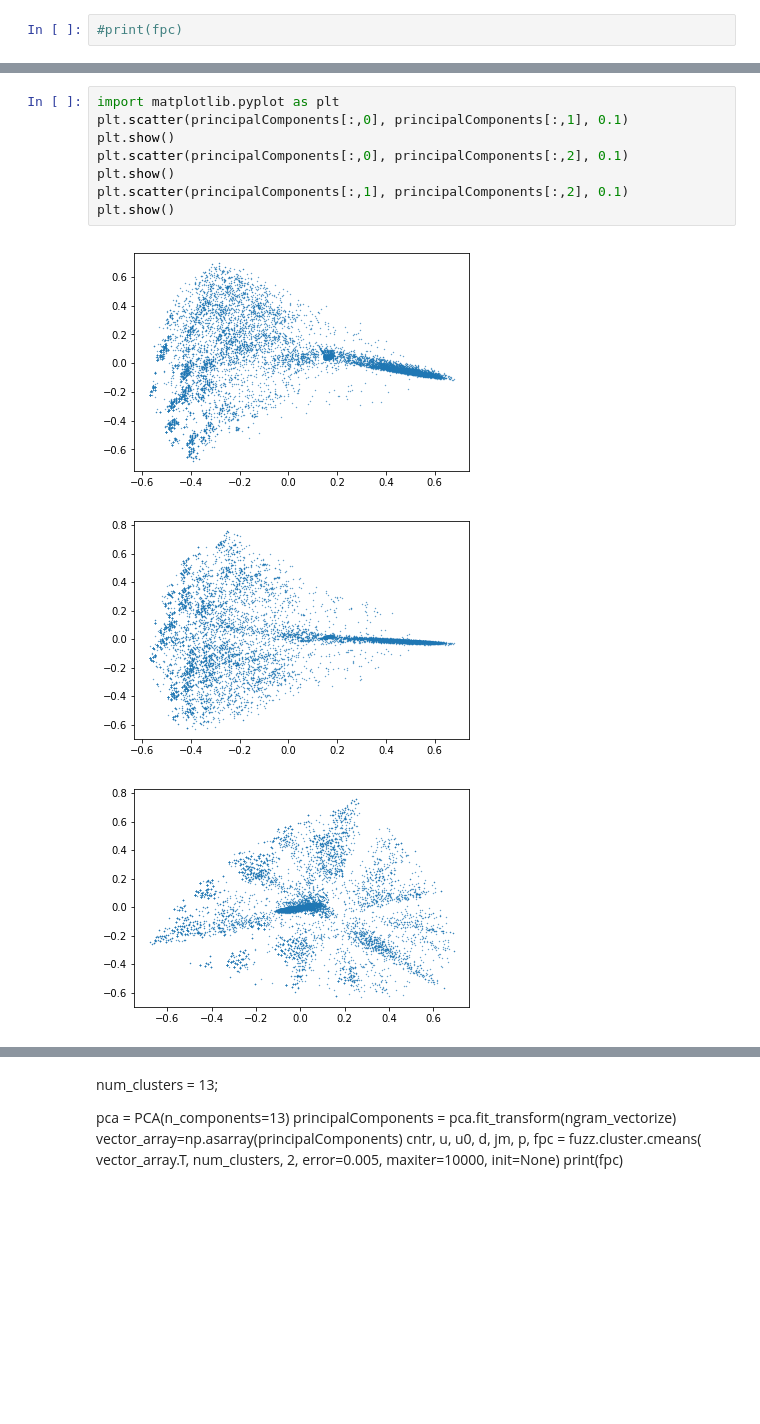
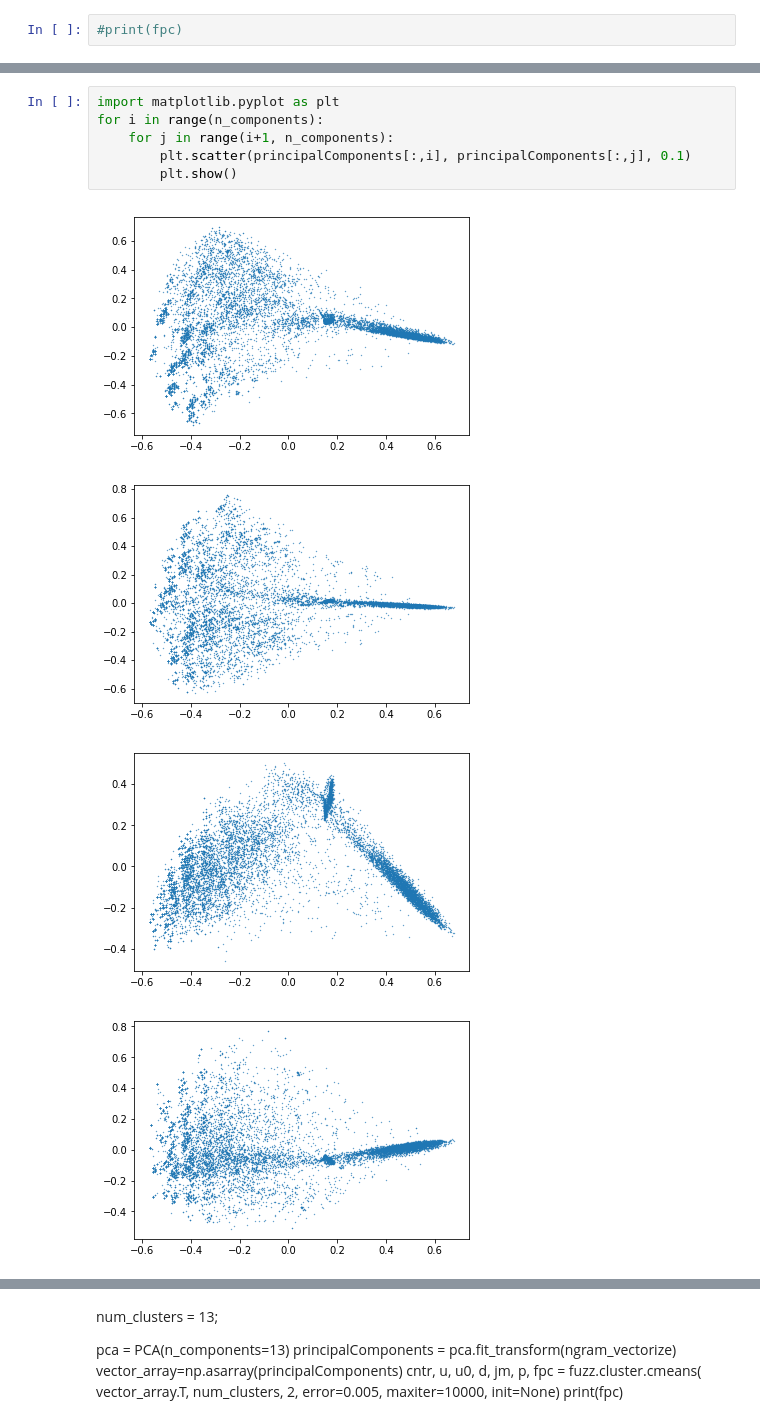
Before and after one commit to Lesha17/NER_Nomenclature, a Jupyter notebook: FuzzyLogic.ipynb, the cells around one changed output, grey strips where cells are left out. Saved outputs shown, nothing was run; the diff lists cells and outputs as text; blank space fills up the shorter version.

```diff
--- a/FuzzyLogic.ipynb
+++ b/FuzzyLogic.ipynb
@@ -82,12 +79,11 @@ print(np.linalg.norm(principalComponents[0]))
-# %%
-import matplotlib.pyplot as plt
-plt.scatter(principalComponents[:,0], principalComponents[:,1], 0.1)
-plt.show()
-plt.scatter(principalComponents[:,0], principalComponents[:,2], 0.1)
-plt.show()
-plt.scatter(principalComponents[:,1], principalComponents[:,2], 0.1)
-plt.show()
-# %% [output]
-[figure, removed]
-[figure, removed]
-[figure, removed]
+# %%
+import matplotlib.pyplot as plt
+for i in range(n_components):
+    for j in range(i+1, n_components):
+        plt.scatter(principalComponents[:,i], principalComponents[:,j], 0.1)
+        plt.show()
+# %% [output]
+[figure, added]
+[figure, added]
+[figure, added]
+[figure, added]
```
Also changed, not shown: parts of 8 cells of this notebook, 3 other files.
